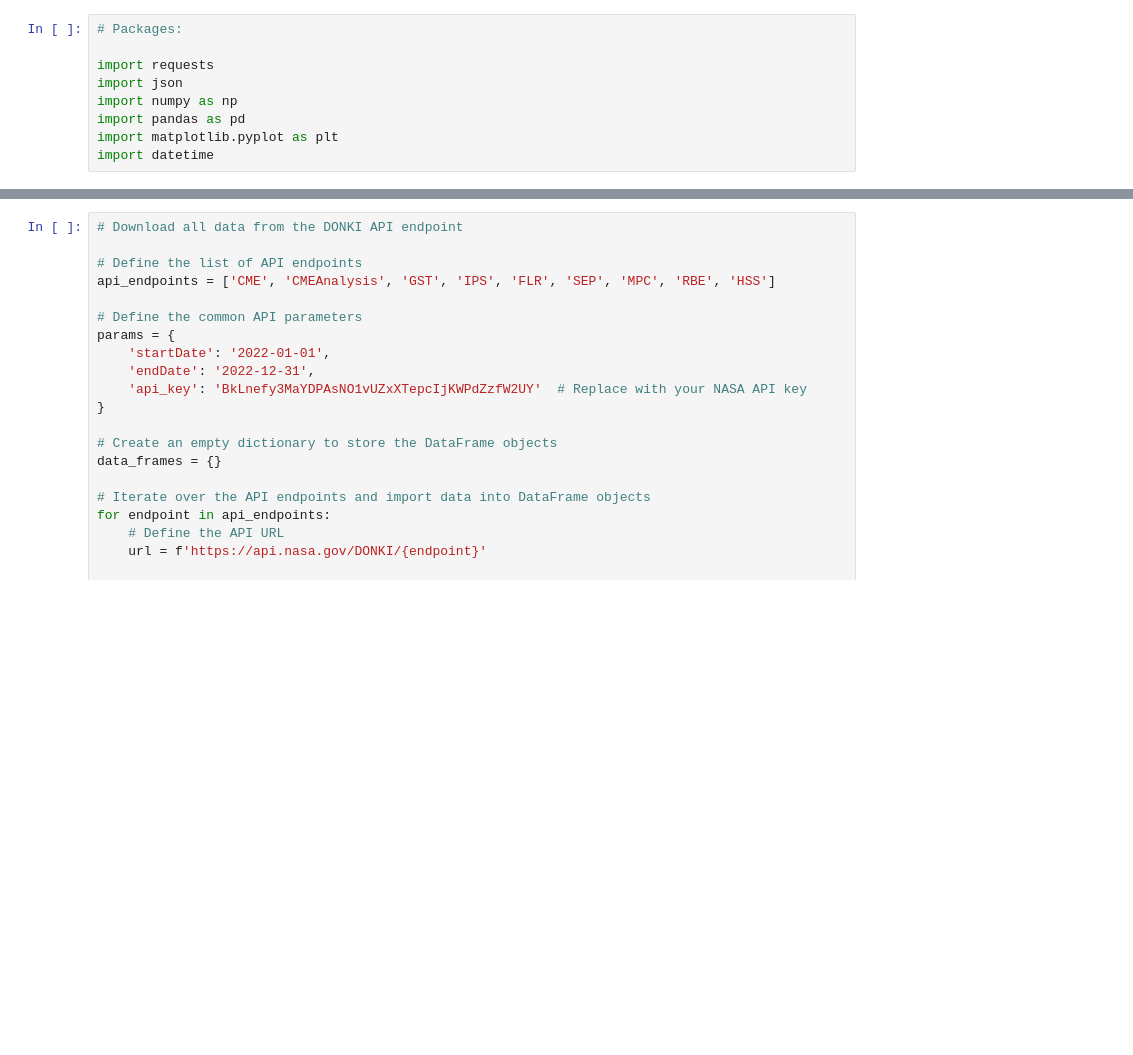
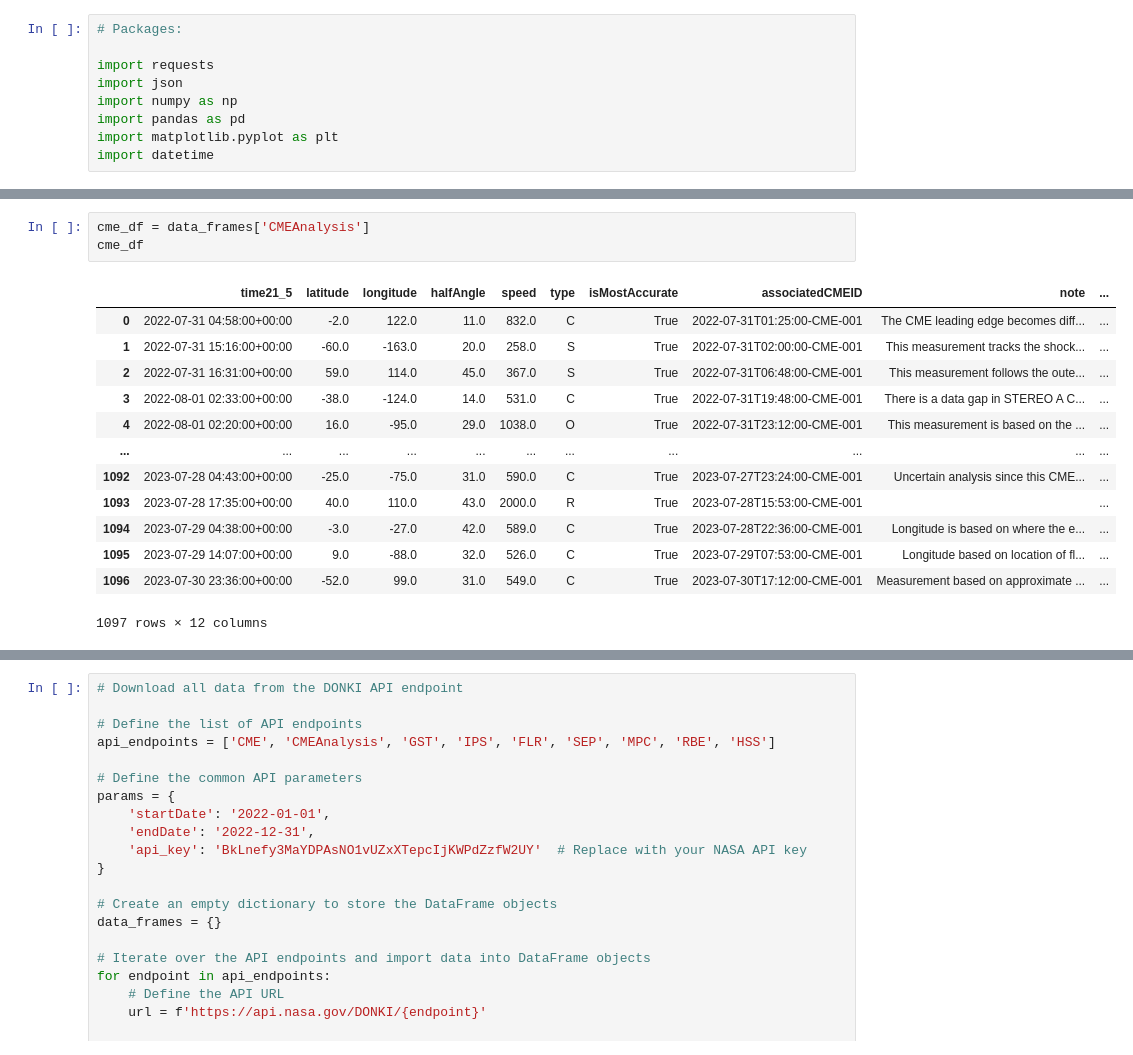
Before and after one commit to S-Belon/Python-Project, a Jupyter notebook: python_project.ipynb, the cells around one changed output, grey strips where cells are left out. Saved outputs shown, nothing was run; the diff lists cells and outputs as text; blank space fills up the shorter version.

```diff
--- a/python_project.ipynb
+++ b/python_project.ipynb
@@ -238,0 +191,17 @@ Warning: 'time' column not found in DataFrame for endpoint HSS
+# %%
+cme_df = data_frames['CMEAnalysis']
+cme_df
+# %% [output]
+|  | time21_5 | latitude | longitude | halfAngle | speed | type | isMostAccurate | associatedCMEID | note | ... |
+| 0 | 2022-07-31 04:58:00+00:00 | -2.0 | 122.0 | 11.0 | 832.0 | C | True | 2022-07-31T01:25:00-CME-001 | The CME leading edge becomes diff... | ... |
+| 1 | 2022-07-31 15:16:00+00:00 | -60.0 | -163.0 | 20.0 | 258.0 | S | True | 2022-07-31T02:00:00-CME-001 | This measurement tracks the shock... | ... |
+| 2 | 2022-07-31 16:31:00+00:00 | 59.0 | 114.0 | 45.0 | 367.0 | S | True | 2022-07-31T06:48:00-CME-001 | This measurement follows the oute... | ... |
+| 3 | 2022-08-01 02:33:00+00:00 | -38.0 | -124.0 | 14.0 | 531.0 | C | True | 2022-07-31T19:48:00-CME-001 | There is a data gap in STEREO A C... | ... |
+| 4 | 2022-08-01 02:20:00+00:00 | 16.0 | -95.0 | 29.0 | 1038.0 | O | True | 2022-07-31T23:12:00-CME-001 | This measurement is based on the ... | ... |
+| ... | ... | ... | ... | ... | ... | ... | ... | ... | ... | ... |
+| 1092 | 2023-07-28 04:43:00+00:00 | -25.0 | -75.0 | 31.0 | 590.0 | C | True | 2023-07-27T23:24:00-CME-001 | Uncertain analysis since this CME... | ... |
+| 1093 | 2023-07-28 17:35:00+00:00 | 40.0 | 110.0 | 43.0 | 2000.0 | R | True | 2023-07-28T15:53:00-CME-001 |  | ... |
+| 1094 | 2023-07-29 04:38:00+00:00 | -3.0 | -27.0 | 42.0 | 589.0 | C | True | 2023-07-28T22:36:00-CME-001 | Longitude is based on where the e... | ... |
+| 1095 | 2023-07-29 14:07:00+00:00 | 9.0 | -88.0 | 32.0 | 526.0 | C | True | 2023-07-29T07:53:00-CME-001 | Longitude based on location of fl... | ... |
+| 1096 | 2023-07-30 23:36:00+00:00 | -52.0 | 99.0 | 31.0 | 549.0 | C | True | 2023-07-30T17:12:00-CME-001 | Measurement based on approximate ... | ... |
+1097 rows × 12 columns
```
Also changed, not shown: parts of 19 cells of this notebook, 3 other files.
